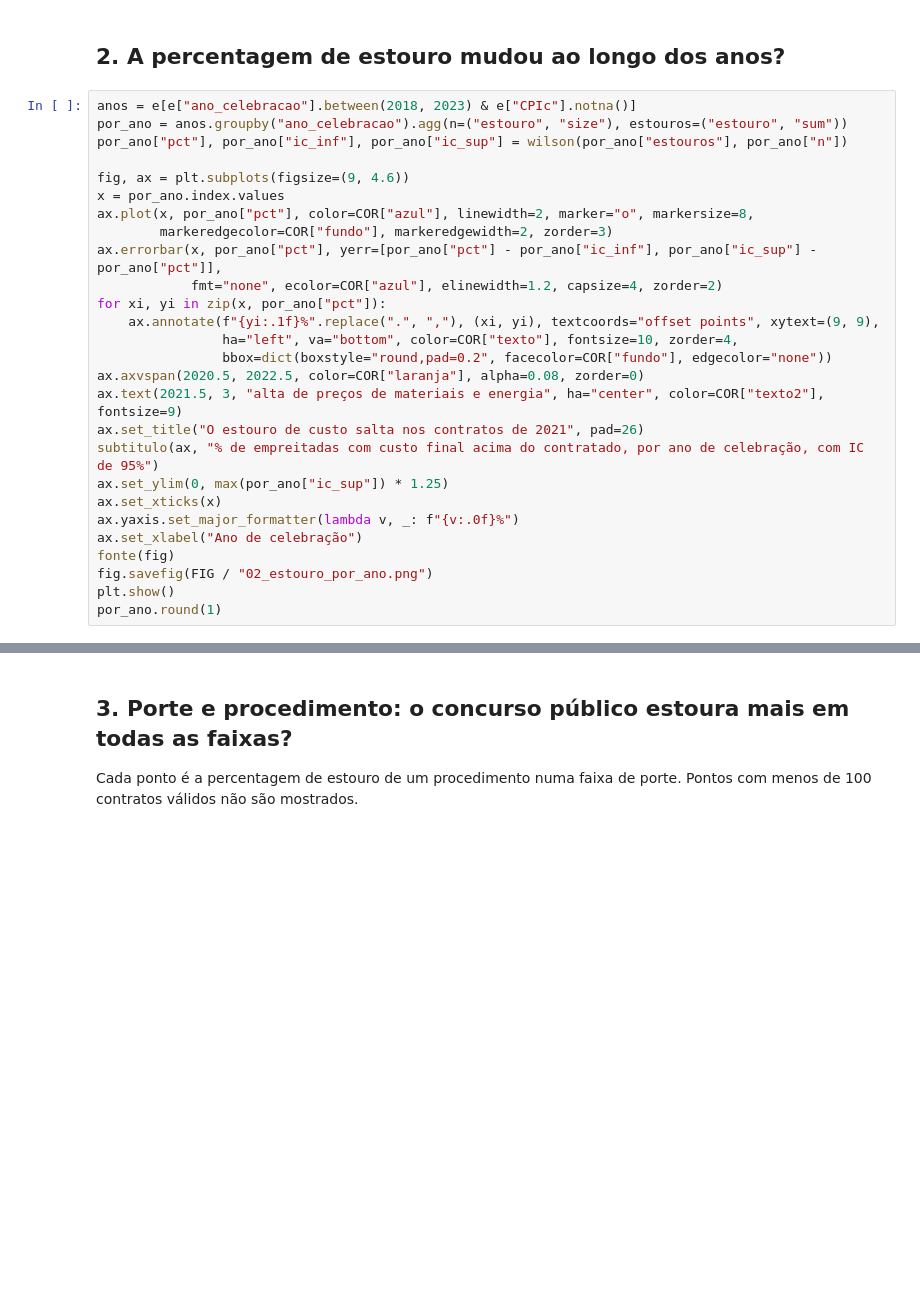
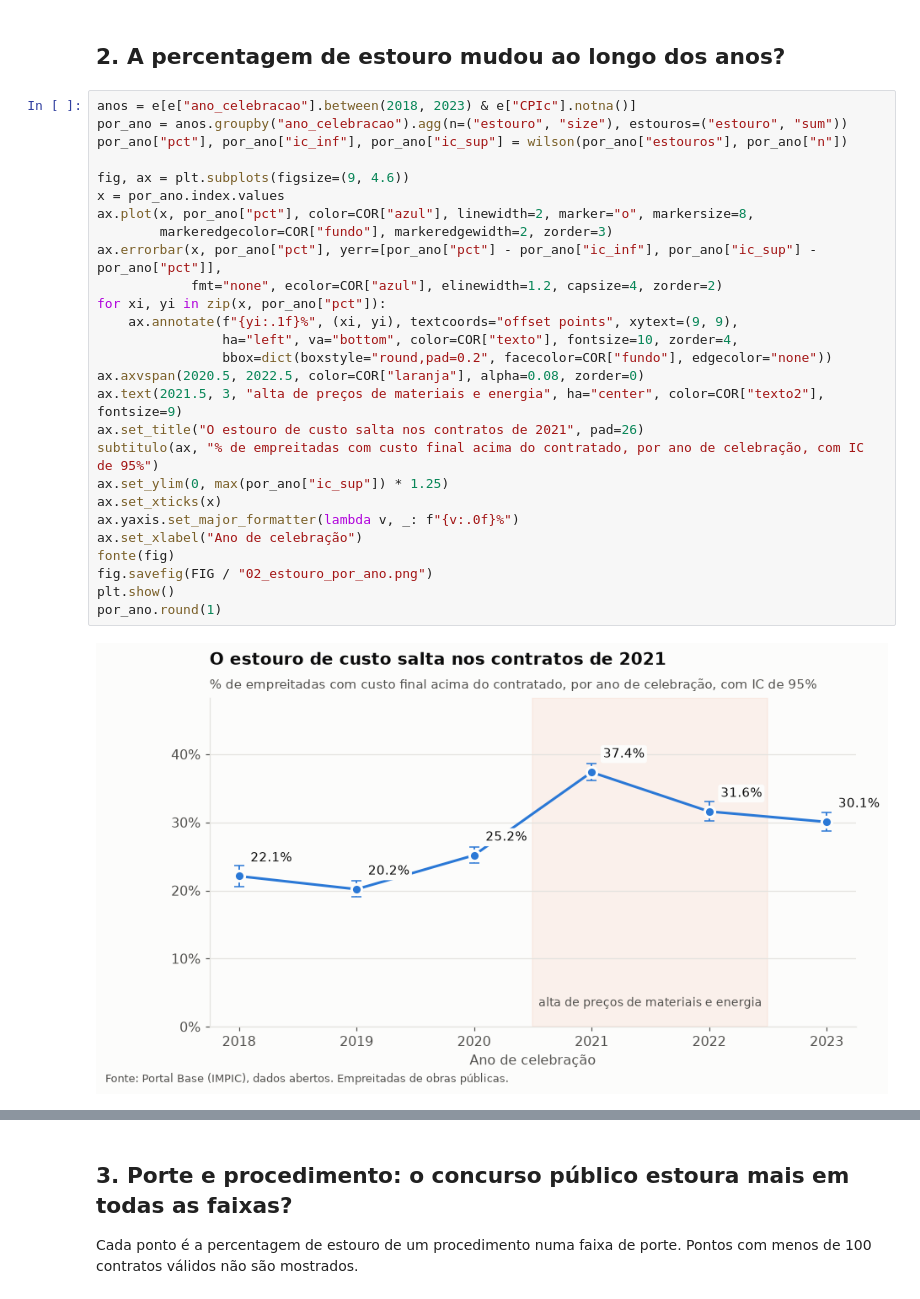
Before and after one commit to alicecosta-analytics/radar-obras-publicas, a Jupyter notebook: notebooks/04_descritiva.ipynb, the cells around one changed output, grey strips where cells are left out. Saved outputs shown, nothing was run; the diff lists cells and outputs as text; blank space fills up the shorter version.

```diff
--- a/notebooks/04_descritiva.ipynb
+++ b/notebooks/04_descritiva.ipynb
@@ -100,27 +116,29 @@ print(f"Entre os que estouraram, desvio mediano: {d[custo['estouro']].median():.
 # %%
 anos = e[e["ano_celebracao"].between(2018, 2023) & e["CPIc"].notna()]
 por_ano = anos.groupby("ano_celebracao").agg(n=("estouro", "size"), estouros=("estouro", "sum"))
 por_ano["pct"], por_ano["ic_inf"], por_ano["ic_sup"] = wilson(por_ano["estouros"], por_ano["n"])
 
 fig, ax = plt.subplots(figsize=(9, 4.6))
 x = por_ano.index.values
 ax.plot(x, por_ano["pct"], color=COR["azul"], linewidth=2, marker="o", markersize=8,
         markeredgecolor=COR["fundo"], markeredgewidth=2, zorder=3)
 ax.errorbar(x, por_ano["pct"], yerr=[por_ano["pct"] - por_ano["ic_inf"], por_ano["ic_sup"] - por_ano["pct"]],
             fmt="none", ecolor=COR["azul"], elinewidth=1.2, capsize=4, zorder=2)
 for xi, yi in zip(x, por_ano["pct"]):
-    ax.annotate(f"{yi:.1f}%".replace(".", ","), (xi, yi), textcoords="offset points", xytext=(9, 9),
+    ax.annotate(f"{yi:.1f}%", (xi, yi), textcoords="offset points", xytext=(9, 9),
                 ha="left", va="bottom", color=COR["texto"], fontsize=10, zorder=4,
                 bbox=dict(boxstyle="round,pad=0.2", facecolor=COR["fundo"], edgecolor="none"))
 ax.axvspan(2020.5, 2022.5, color=COR["laranja"], alpha=0.08, zorder=0)
 ax.text(2021.5, 3, "alta de preços de materiais e energia", ha="center", color=COR["texto2"], fontsize=9)
 ax.set_title("O estouro de custo salta nos contratos de 2021", pad=26)
 subtitulo(ax, "% de empreitadas com custo final acima do contratado, por ano de celebração, com IC de 95%")
 ax.set_ylim(0, max(por_ano["ic_sup"]) * 1.25)
 ax.set_xticks(x)
 ax.yaxis.set_major_formatter(lambda v, _: f"{v:.0f}%")
 ax.set_xlabel("Ano de celebração")
 fonte(fig)
 fig.savefig(FIG / "02_estouro_por_ano.png")
 plt.show()
 por_ano.round(1)
+# %% [output]
+[figure, added]
```
Also changed, not shown: parts of 6 cells of this notebook, 4 other files.
